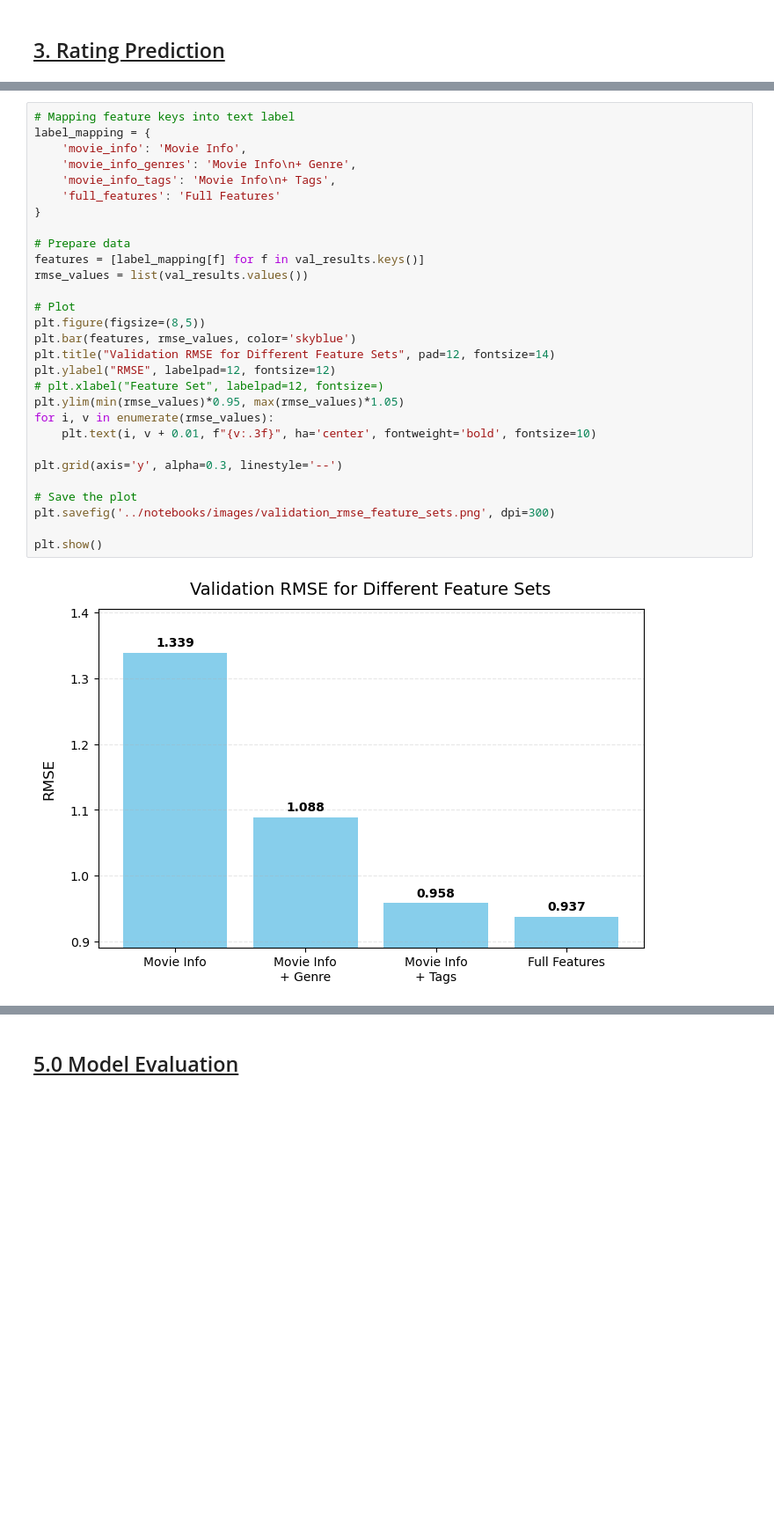
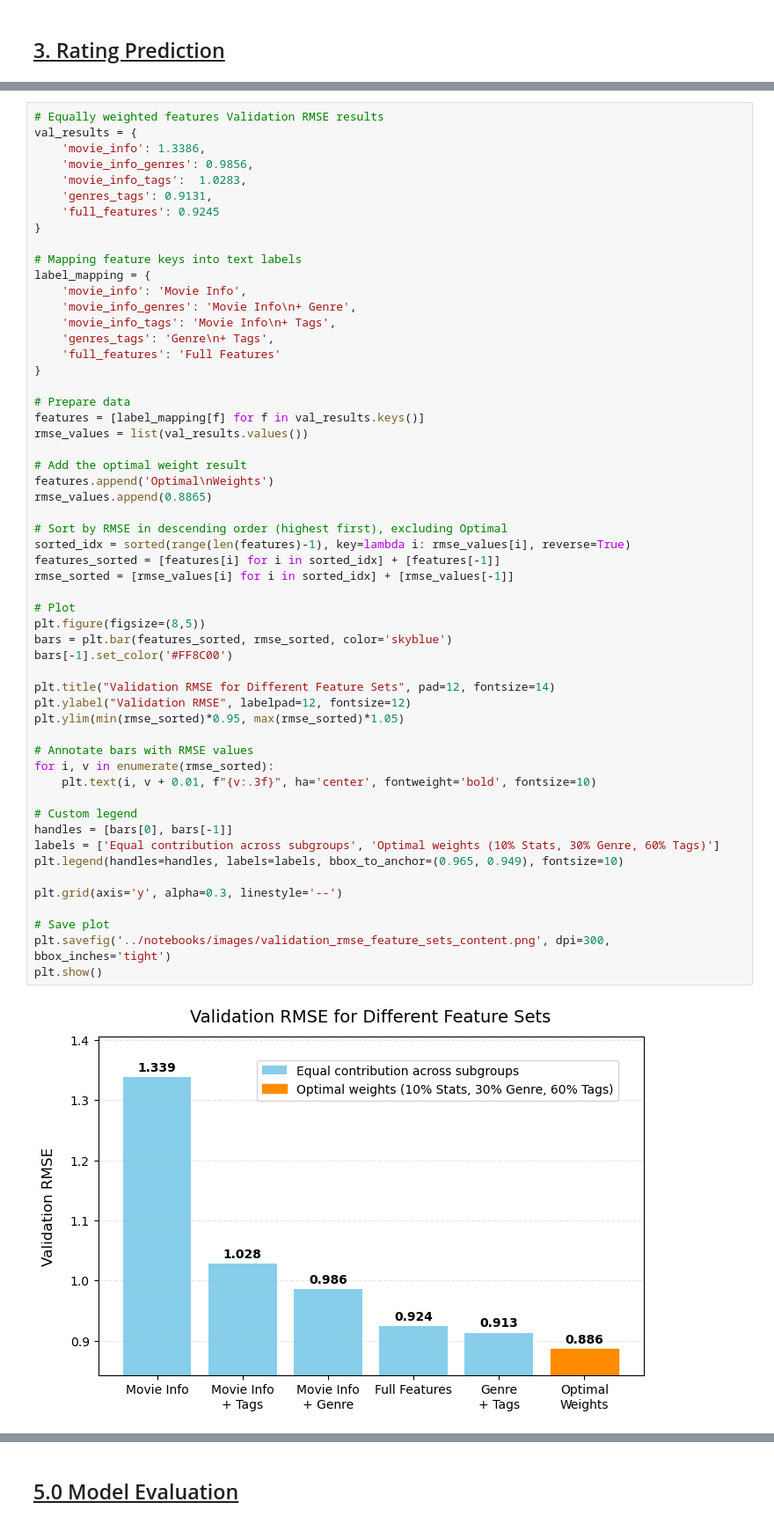
Before and after one commit to Croci-Yuri/Hybrid_Movie_Recommendation_System, a Jupyter notebook: notebooks/05_content_F.ipynb, the cells around one changed output, grey strips where cells are left out. Shown at 88% size. Saved outputs shown, nothing was run; the diff lists cells and outputs as text; blank space fills up the shorter version.

```diff
--- a/notebooks/05_content_F.ipynb
+++ b/notebooks/05_content_F.ipynb
@@ -652,34 +738,60 @@ Validation RMSE using all features: 0.9373
 # %%
-# Mapping feature keys into text label
+# Equally weighted features Validation RMSE results
+val_results = {
+    'movie_info': 1.3386,
+    'movie_info_genres': 0.9856,
+    'movie_info_tags':  1.0283,
+    'genres_tags': 0.9131,
+    'full_features': 0.9245
+}
+
+# Mapping feature keys into text labels
 label_mapping = {
     'movie_info': 'Movie Info',
     'movie_info_genres': 'Movie Info\n+ Genre',
     'movie_info_tags': 'Movie Info\n+ Tags',
+    'genres_tags': 'Genre\n+ Tags',
     'full_features': 'Full Features'
 }
 
 # Prepare data
 features = [label_mapping[f] for f in val_results.keys()]
 rmse_values = list(val_results.values())
 
+# Add the optimal weight result
+features.append('Optimal\nWeights')
+rmse_values.append(0.8865)
+
+# Sort by RMSE in descending order (highest first), excluding Optimal
+sorted_idx = sorted(range(len(features)-1), key=lambda i: rmse_values[i], reverse=True)
+features_sorted = [features[i] for i in sorted_idx] + [features[-1]]
+rmse_sorted = [rmse_values[i] for i in sorted_idx] + [rmse_values[-1]]
+
 # Plot
 plt.figure(figsize=(8,5))
-plt.bar(features, rmse_values, color='skyblue')
+bars = plt.bar(features_sorted, rmse_sorted, color='skyblue')
+bars[-1].set_color('#FF8C00')
+
 plt.title("Validation RMSE for Different Feature Sets", pad=12, fontsize=14)
-plt.ylabel("RMSE", labelpad=12, fontsize=12)
-# plt.xlabel("Feature Set", labelpad=12, fontsize=)
-plt.ylim(min(rmse_values)*0.95, max(rmse_values)*1.05)
-for i, v in enumerate(rmse_values):
+plt.ylabel("Validation RMSE", labelpad=12, fontsize=12)
+plt.ylim(min(rmse_sorted)*0.95, max(rmse_sorted)*1.05)
+
+# Annotate bars with RMSE values
+for i, v in enumerate(rmse_sorted):
     plt.text(i, v + 0.01, f"{v:.3f}", ha='center', fontweight='bold', fontsize=10)
+
+# Custom legend
+handles = [bars[0], bars[-1]]
+labels = ['Equal contribution across subgroups', 'Optimal weights (10% Stats, 30% Genre, 60% Tags)']
+plt.legend(handles=handles, labels=labels, bbox_to_anchor=(0.965, 0.949), fontsize=10)
 
 plt.grid(axis='y', alpha=0.3, linestyle='--')
 
-# Save the plot
-plt.savefig('../notebooks/images/validation_rmse_feature_sets.png', dpi=300)
-
+# Save plot
+plt.savefig('../notebooks/images/validation_rmse_feature_sets_content.png', dpi=300, bbox_inches='tight')
 plt.show()
 # %% [output]
-[figure, old version]
+[figure, new version]
 # %% [markdown]
 **<u>Commnent:</u>**
 
```
Also changed, not shown: parts of 36 cells of this notebook, 16 other files.
